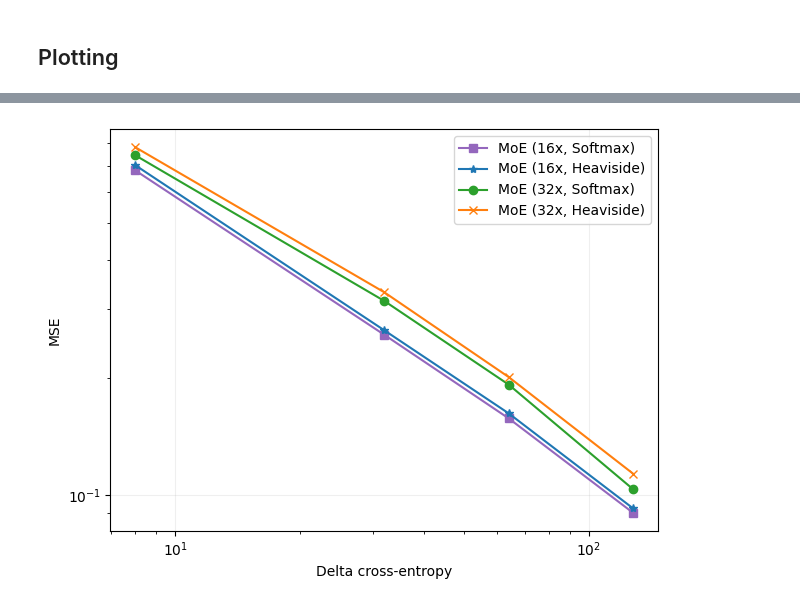
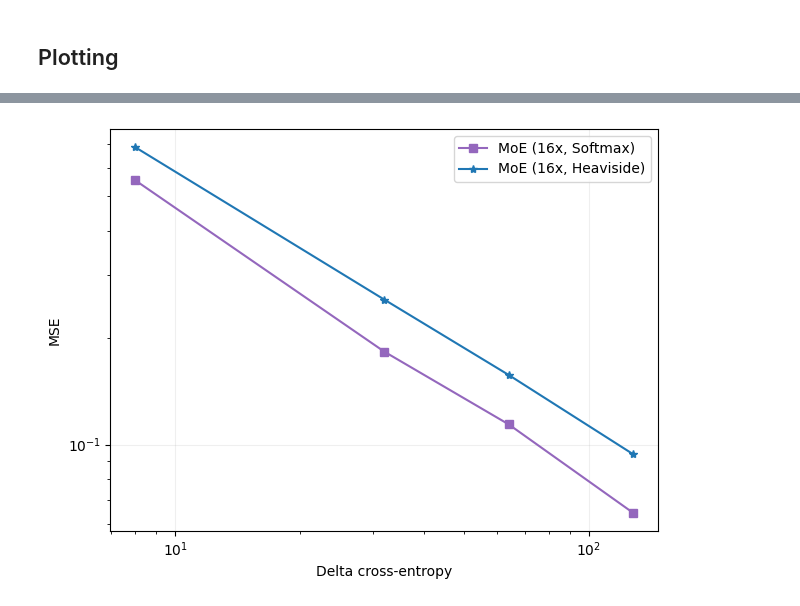
Before and after one commit to amudide/switch_sae, a Jupyter notebook: results/experts.ipynb, the cells around one changed output, grey strips where cells are left out. Saved outputs shown, nothing was run; the diff lists cells and outputs as text; code cells hidden in the pictures.

```diff
--- a/results/experts.ipynb
+++ b/results/experts.ipynb
@@ -146,23 +117,21 @@ plt.show()
 # %%
 plt.plot(df16s['l0'], df16s['delta_ce'], label='MoE (16x, Softmax)', marker='s', color='#9467bd')
 plt.plot(df16h['l0'], df16h['delta_ce'], label='MoE (16x, Heaviside)', marker='*', color='#1f77b4')
-plt.plot(df32s['l0'], df32s['delta_ce'], label='MoE (32x, Softmax)', marker='o', color='#2ca02c')
-plt.plot(df32h['l0'], df32h['delta_ce'], label='MoE (32x, Heaviside)', marker='x', color='#ff7f0e')
 
 
 plt.xscale('log')
 plt.yscale('log')
 
 plt.xlabel("Delta cross-entropy")
 plt.ylabel("MSE")
 
 plt.legend()
 
 plt.grid(True, which="major", ls="-", alpha=0.2)
 
 
 plt.tight_layout()
 plt.savefig("experts_l0_deltace.png")
 plt.show()
 # %% [output]
-[figure, old version]
+[figure, new version]
```
Also changed, not shown: parts of 8 cells of this notebook, 13 other files.
